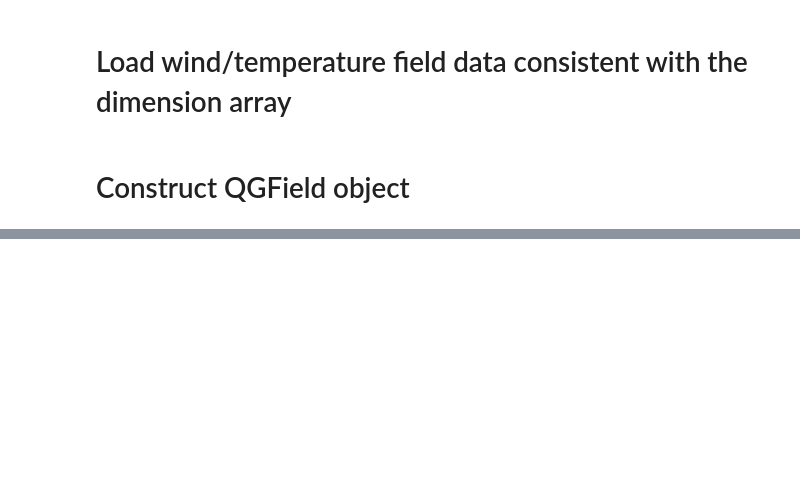
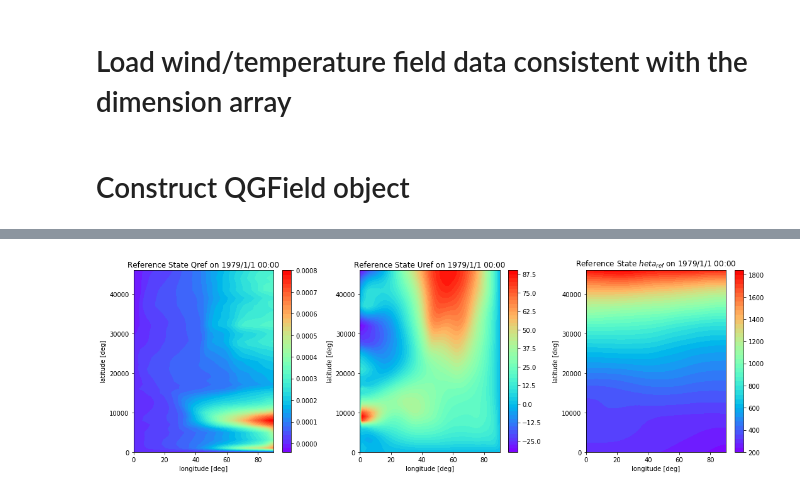
Before and after one commit to csyhuang/hn2016_falwa, a Jupyter notebook: examples/nh2018_science/demo_script_for_nh2018.ipynb, the cells around one changed output, grey strips where cells are left out. Saved outputs shown, nothing was run; the diff lists cells and outputs as text; code cells hidden in the pictures; blank space fills up the shorter version.

```diff
--- a/examples/nh2018_science/demo_script_for_nh2018.ipynb
+++ b/examples/nh2018_science/demo_script_for_nh2018.ipynb
@@ -103,0 +127,25 @@ Please refer to the documentation on `oopinterface.QGField` for the details of i
+# %%
+qref, uref, ptref = test_object.compute_reference_states(northern_hemisphere_results_only=True)
+# %%
+plt.subplots(figsize=(15,5))
+plt.subplot(131)
+plt.title('Reference State Qref on 1979/1/1 00:00')
+plt.contourf(ylat[(nlat//2):], height[:-2], qref[:-2,:], 50, cmap='rainbow')
+plt.ylabel('latitude [deg]')
+plt.xlabel('longitude [deg]')
+plt.colorbar()
+plt.subplot(132)
+plt.title('Reference State Uref on 1979/1/1 00:00')
+plt.contourf(ylat[(nlat//2):], height[:-2], uref[:-2,:], 50, cmap='rainbow')
+plt.ylabel('latitude [deg]')
+plt.xlabel('longitude [deg]')
+plt.colorbar()
+plt.subplot(133)
+plt.title('Reference State $\theta_{ref}$ on 1979/1/1 00:00')
+plt.contourf(ylat[(nlat//2):], height[:-2], ptref[:-2,:], 50, cmap='rainbow')
+plt.ylabel('latitude [deg]')
+plt.xlabel('longitude [deg]')
+plt.colorbar()
+plt.tight_layout()
+# %% [output]
+[figure, added]
```
Also changed, not shown: parts of 20 cells of this notebook, 39 other files.
